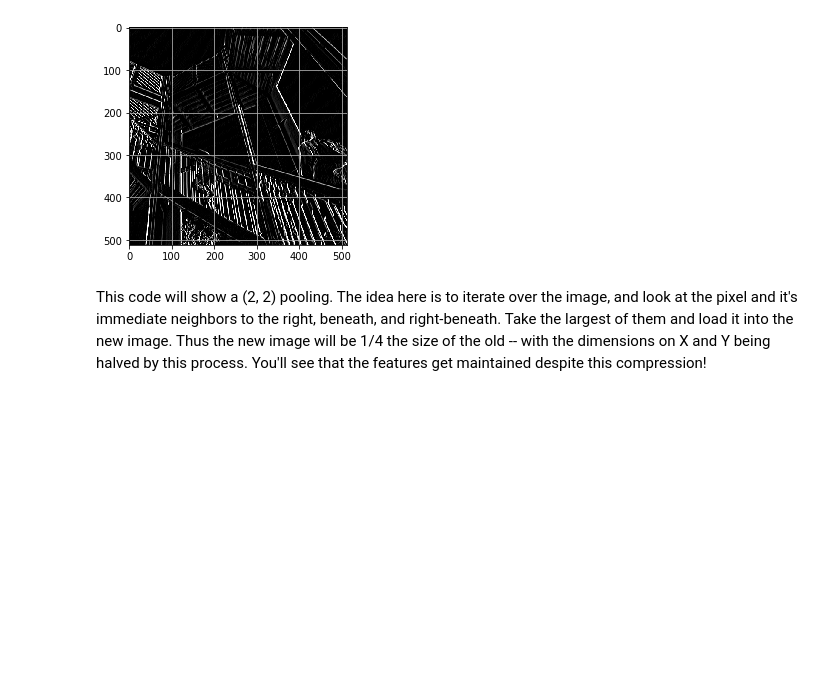
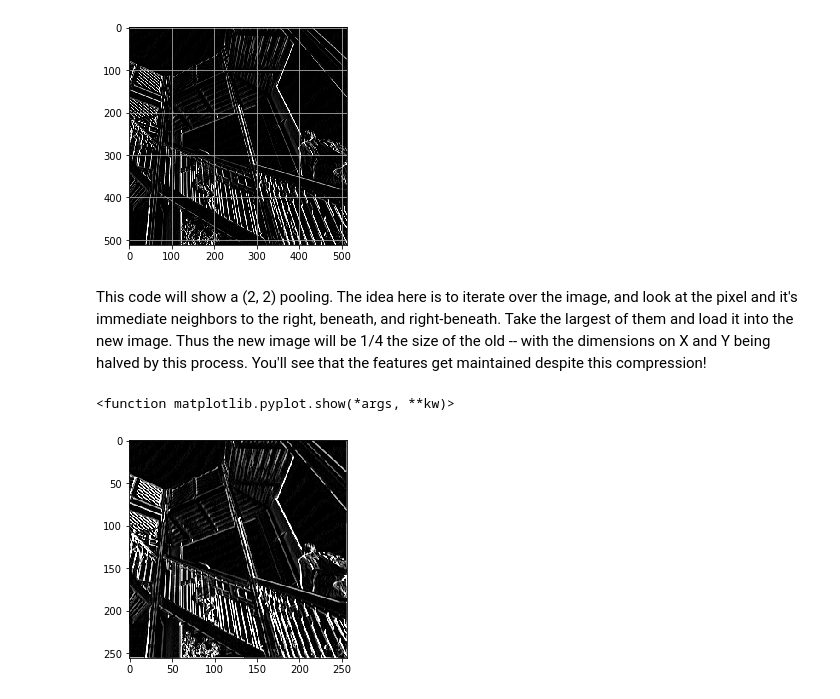
Before and after one commit to qingxuantang/data_science_study, a Jupyter notebook: TensorFlow_Developer_Certificate.ipynb, the cells around one changed output. Drawn from its saved outputs; the diff is of its cells as text; code cells hidden in the pictures; blank space fills up the shorter version.

```diff
--- a/TensorFlow_Developer_Certificate.ipynb
+++ b/TensorFlow_Developer_Certificate.ipynb
@@ -353,0 +348,23 @@ new_y = int(size_y / 2)
+# %%
+'''pooling 版本'''
+
+new_x = int(size_x / 2)
+new_y = int(size_y / 2)
+newImage = np.zeros((new_x, new_y))
+for x in range(0, size_x, 2):
+    for y in range(0, size_y, 2):
+        pixels = []
+        #下面四行代表一个 (2,2) 的pooling，也就是一个4个点组成的grid
+        pixels.append(i_transformed[x, y])
+        pixels.append(i_transformed[x+1, y])
+        pixels.append(i_transformed[x, y+1])
+        pixels.append(i_transformed[x+1, y+1])
+        newImage[int(x/2), int(y/2)] = max(pixels)
+
+plt.gray()
+plt.grid(False)
+plt.imshow(newImage)
+plt.show
+# %% [output]
+<function matplotlib.pyplot.show(*args, **kw)>
+[figure, added]
```
Also changed, not shown: parts of 1 cell of this notebook.
